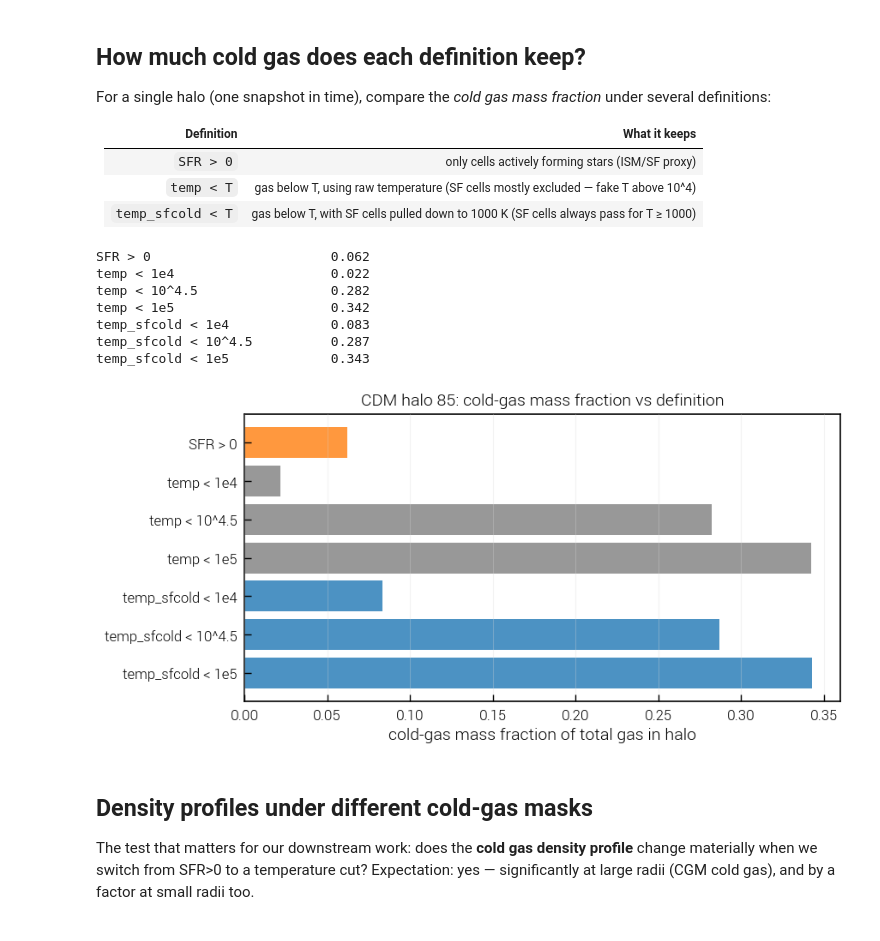
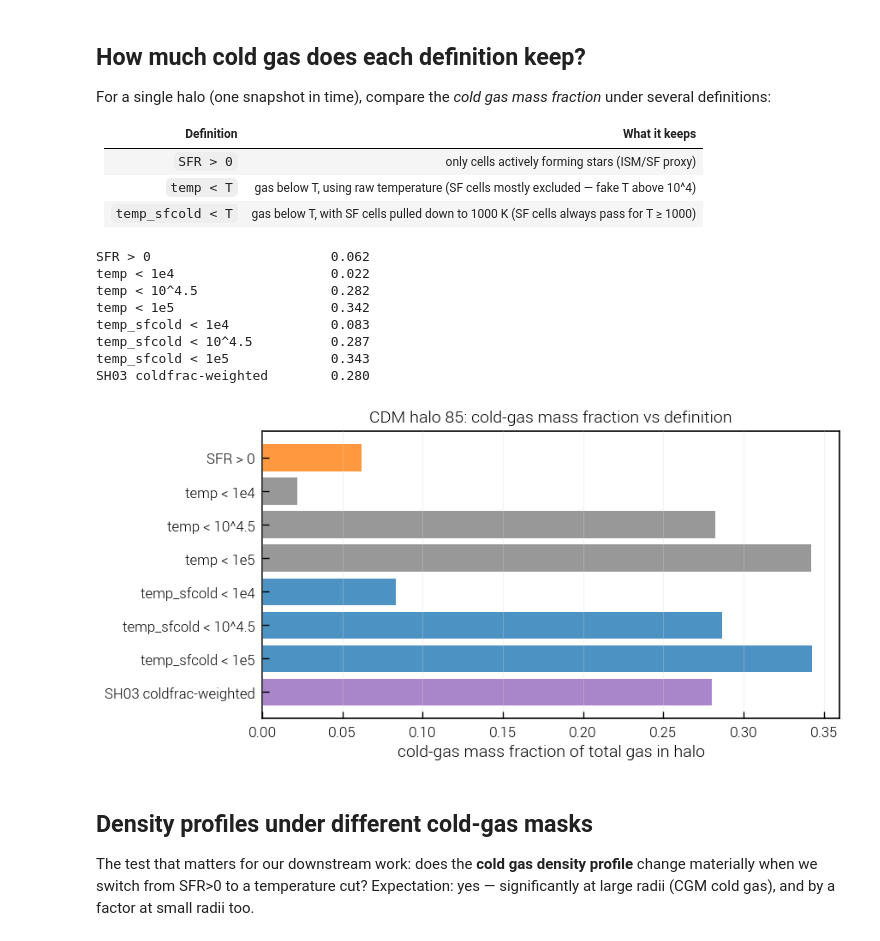
Before and after one commit to SoulOfSword/master_thesis_project, a Jupyter notebook: notebooks/AIDA-TNG/03_gas_temperature.ipynb, the cells around one changed output. Saved outputs shown, nothing was run; the diff lists cells and outputs as text; code cells hidden in the pictures.

Commit message:
pre-cold gas implementation in notebook 1

```diff
--- a/notebooks/AIDA-TNG/03_gas_temperature.ipynb
+++ b/notebooks/AIDA-TNG/03_gas_temperature.ipynb
@@ -82,19 +76,21 @@ the eEOS ridge should be visible as a narrow density-temperature track (the SH03
 
 Two panels: left uses raw `temp` (SF cells sit on the eEOS); right uses `temp_sfcold` (SF cells pulled down to 1000 K).
 # %%
-# Load gas cells belonging to this halo (FoF). temet handles offsets automatically.
-gas = {}
-gas['temp']        = sim_cdm.snapshotSubset('gas', 'temp',            haloID=hid)
-gas['temp_sfcold'] = sim_cdm.snapshotSubset('gas', 'temp_sfcold',     haloID=hid)
-gas['rho']         = sim_cdm.snapshotSubset('gas', 'Density',         haloID=hid)
-gas['mass']        = sim_cdm.snapshotSubset('gas', 'Masses',          haloID=hid)
-gas['sfr']         = sim_cdm.snapshotSubset('gas', 'StarFormationRate', haloID=hid)
-gas['pos']         = sim_cdm.snapshotSubset('gas', 'Coordinates',     haloID=hid)
+gas = {
+    'temp':        sim_cdm.snapshotSubset('gas', 'temp',              haloID=hid),
+    'temp_sfcold': sim_cdm.snapshotSubset('gas', 'temp_sfcold',       haloID=hid),
+    'numdens':     sim_cdm.snapshotSubset('gas', 'numdens',           haloID=hid),
+    'mass':        sim_cdm.snapshotSubset('gas', 'mass_msun',         haloID=hid),
+    'sfr':         sim_cdm.snapshotSubset('gas', 'StarFormationRate', haloID=hid),
+    'rad':         sim_cdm.snapshotSubset('gas', 'rad_kpc',           haloID=hid),
+    'xh':          sim_cdm.snapshotSubset('gas', 'GFM_Metals',        haloID=hid)[:, 0],
+}
 
 print(f'{len(gas["temp"])} gas cells in halo {hid}')
 print(f'SF cells (SFR>0): {(gas["sfr"] > 0).sum()}')
 print(f'log T range (raw):        {np.log10(gas["temp"].min()):.2f} to {np.log10(gas["temp"].max()):.2f}')
 print(f'log T range (sfcold):     {np.log10(gas["temp_sfcold"].min()):.2f} to {np.log10(gas["temp_sfcold"].max()):.2f}')
+print(f'X_H range: {gas["xh"].min():.3f} to {gas["xh"].max():.3f}')
 print(f'median T for SF cells (raw):    {np.median(gas["temp"][gas["sfr"]>0]):.1f} K')
 print(f'median T for SF cells (sfcold): {np.median(gas["temp_sfcold"][gas["sfr"]>0]):.1f} K')
 # %% [output]
@@ -173,41 +167,53 @@ For a single halo (one snapshot in time), compare the *cold gas mass fraction* u
 # %%
 tot = gas['mass'].sum()
 
+nH = gas['numdens'] * gas['xh']
+coldfrac = np.zeros(len(nH))
+sf = gas['sfr'] > 0
+if sf.any():
+    cf, _ = sim_cdm.units.densToSH03TwoPhase(nH[sf], gas['sfr'][sf])
+    coldfrac[sf] = cf
+w_sh03 = np.where(sf, coldfrac, (gas['temp_sfcold'] < T_COLD).astype(float))
+
 defs = [
-    ('SFR > 0',               gas['sfr'] > 0),
-    ('temp < 1e4',            gas['temp']        < 1e4),
-    ('temp < 10^4.5',         gas['temp']        < 10**4.5),
-    ('temp < 1e5',            gas['temp']        < 1e5),
-    ('temp_sfcold < 1e4',     gas['temp_sfcold'] < 1e4),
-    ('temp_sfcold < 10^4.5',  gas['temp_sfcold'] < 10**4.5),
-    ('temp_sfcold < 1e5',     gas['temp_sfcold'] < 1e5),
+    ('SFR > 0',                      gas['sfr'] > 0),
+    ('temp < 1e4',                   gas['temp']        < 1e4),
+    ('temp < 10^4.5',                gas['temp']        < 10**4.5),
+    ('temp < 1e5',                   gas['temp']        < 1e5),
+    ('temp_sfcold < 1e4',            gas['temp_sfcold'] < 1e4),
+    ('temp_sfcold < 10^4.5',         gas['temp_sfcold'] < 10**4.5),
+    ('temp_sfcold < 1e5',            gas['temp_sfcold'] < 1e5),
 ]
 
 labels, fracs = [], []
 for label, mask in defs:
-    f = gas['mass'][mask].sum() / tot
-    print(f'{label:28s}  {f:.3f}')
-    labels.append(label); fracs.append(f)
+    labels.append(label); fracs.append(gas['mass'][mask].sum() / tot)
+labels.append('SH03 coldfrac-weighted')
+fracs.append((gas['mass'] * w_sh03).sum() / tot)
+
+for lbl, f in zip(labels, fracs):
+    print(f'{lbl:28s}  {f:.3f}')
 
 fig, ax = plt.subplots(figsize=(9, 4.5))
-colors = ['tab:orange'] + ['tab:gray']*3 + ['tab:blue']*3
+colors = ['tab:orange'] + ['tab:gray']*3 + ['tab:blue']*3 + ['tab:purple']
 ax.barh(labels, fracs, color=colors, alpha=0.8)
 ax.set_xlabel('cold-gas mass fraction of total gas in halo')
 ax.set_title(f'CDM halo {hid}: cold-gas mass fraction vs definition')
 ax.invert_yaxis()
 ax.grid(True, axis='x', alpha=0.3)
 plt.tight_layout()
 plt.savefig(FIG_DIR / f'gastemp_coldfrac_halo{hid}.pdf', dpi=150, bbox_inches='tight')
 plt.show()
 # %% [output]
 SFR > 0                       0.062
 temp < 1e4                    0.022
 temp < 10^4.5                 0.282
 temp < 1e5                    0.342
 temp_sfcold < 1e4             0.083
 temp_sfcold < 10^4.5          0.287
 temp_sfcold < 1e5             0.343
+SH03 coldfrac-weighted        0.280
-[figure, old version]
+[figure, new version]
 # %% [markdown]
 ## Density profiles under different cold-gas masks
 
```
Also changed, not shown: parts of 14 cells of this notebook, 37 other files.
